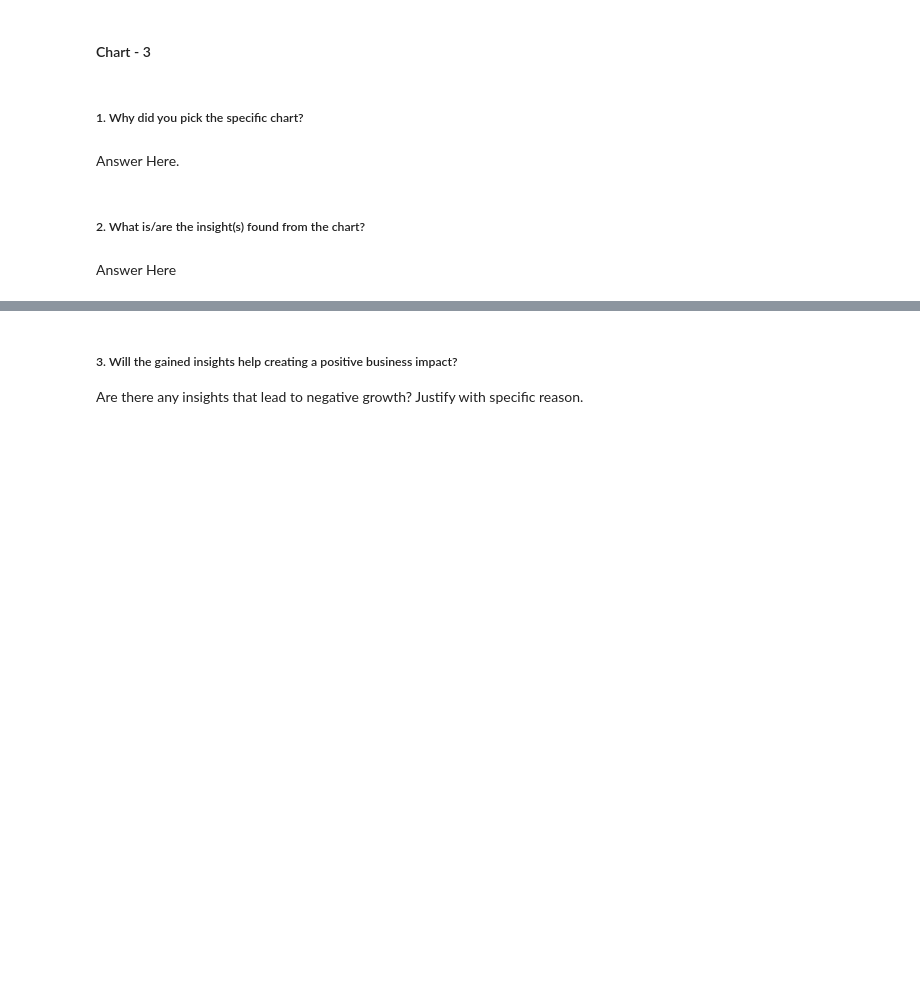
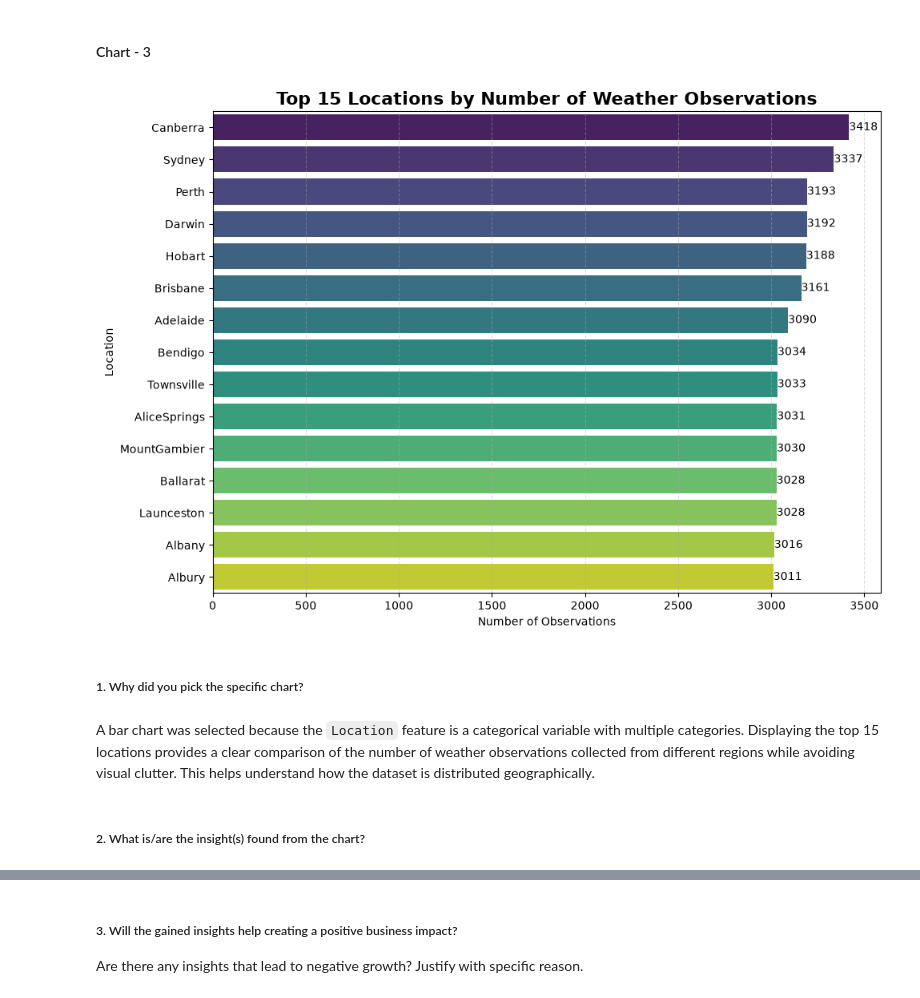
Before and after one commit to Krishna-matic/Machine_Learning_Projects, a Jupyter notebook: 03_rain_in_australia_classification/Classification_ML_Project.ipynb, the cells around one changed output, grey strips where cells are left out. Drawn from its saved outputs; the diff is of its cells as text; code cells hidden in the pictures; blank space fills up the shorter version.

```diff
--- a/03_rain_in_australia_classification/Classification_ML_Project.ipynb
+++ b/03_rain_in_australia_classification/Classification_ML_Project.ipynb
@@ -419,8 +486,41 @@ Answer Here
+# %%
+plt.figure(figsize=(10,7))
+
+top_locations = df['Location'].value_counts().head(15)
+
+ax = sns.barplot(
+    x=top_locations.values,
+    y=top_locations.index,
+    hue=top_locations.index,
+    palette='viridis',
+    legend=False
+)
+
+plt.title('Top 15 Locations by Number of Weather Observations',
+          fontsize=16,
+          fontweight='bold')
+
+plt.xlabel('Number of Observations')
+plt.ylabel('Location')
+
+for p in ax.patches:
+    ax.annotate(
+        f'{int(p.get_width())}',
+        (p.get_width(), p.get_y() + p.get_height()/2),
+        ha='left',
+        va='center',
+        fontsize=10
+    )
+
+plt.grid(axis='x', linestyle='--', alpha=0.4)
+
+plt.tight_layout()
+plt.show()
+# %% [output]
+[figure, added]
 # %% [markdown]
 ##### 1. Why did you pick the specific chart?
-# %% [markdown]
-Answer Here.
+# %% [markdown]
+A bar chart was selected because the `Location` feature is a categorical variable with multiple categories. Displaying the top 15 locations provides a clear comparison of the number of weather observations collected from different regions while avoiding visual clutter. This helps understand how the dataset is distributed geographically.
 # %% [markdown]
 ##### 2. What is/are the insight(s) found from the chart?
-# %% [markdown]
-Answer Here
```
Also changed, not shown: parts of 112 cells of this notebook.
